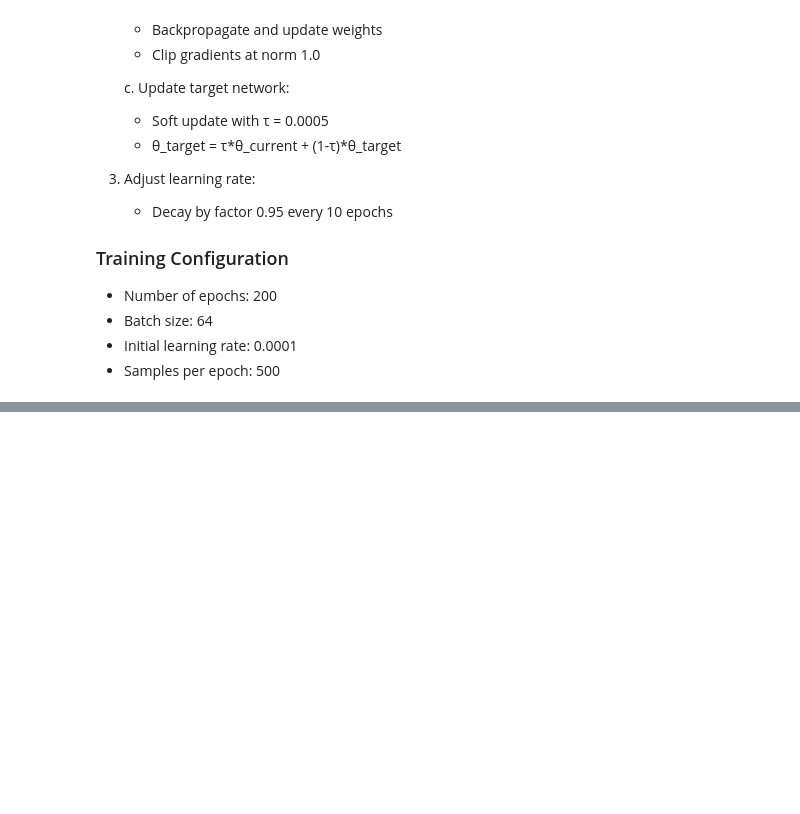
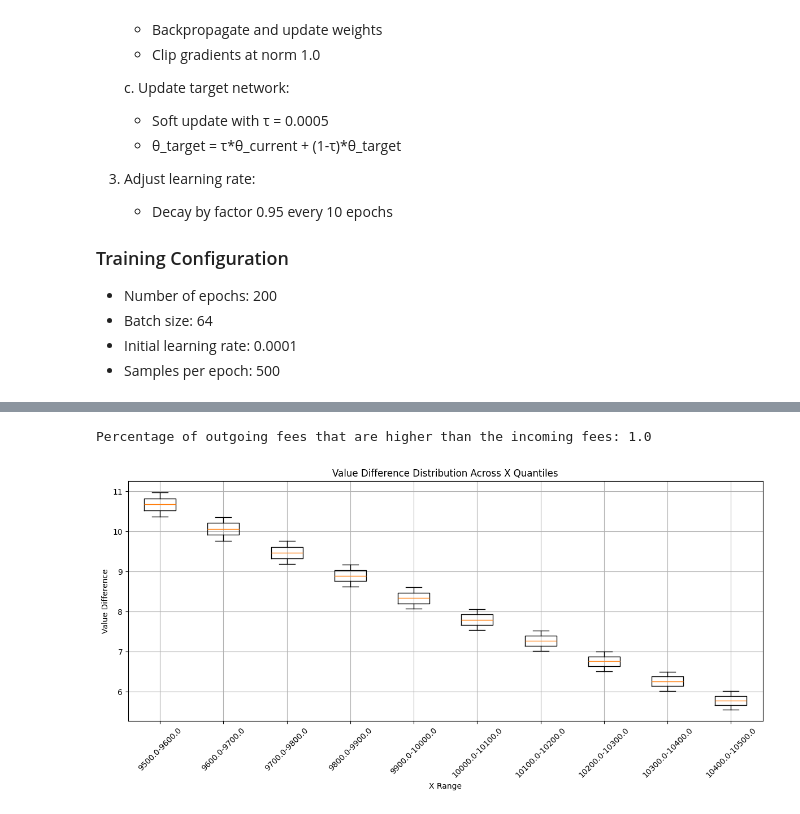
Before and after one commit to WillInvest/Dynamic_AMM, a Jupyter notebook: inf_step_exp/dp.ipynb, the cells around one changed output, grey strips where cells are left out. Saved outputs shown, nothing was run; the diff lists cells and outputs as text; code cells hidden in the pictures; blank space fills up the shorter version.

```diff
--- a/inf_step_exp/dp.ipynb
+++ b/inf_step_exp/dp.ipynb
@@ -68,3 +64,37 @@ main()
+# %%
+import numpy as np
+import torch
+
+# Function to generate test states across the entire valid state space
+def generate_test_data(L, num_samples):
+    """
+    Generate test data with price p fixed at price ratio y/x
+
+    Args:
+        num_samples: Number of samples to generate
+
+    Returns:
+        Tensor of shape (num_samples, 3) containing (p, x, y)
+    """
+    # Generate x values using Gauss-Legendre points for better coverage
+    min_x = 9500
+    max_x = 10500
+    # Generate x values using Gauss-Legendre points for better coverage
+    # x_points, _ = np.polynomial.legendre.leggauss(num_samples)
+    # Transform x points from [-1, 1] to [min_x, max_x]
+    # x_values = 0.5 * (max_x - min_x) * x_points + 0.5 * (max_x + min_x)
+    x_values = torch.linspace(min_x, max_x, num_samples)
+
+    # Calculate corresponding y values using constant product formula
+    y_values = L**2 / x_values
+
+    # Set price exactly at the price ratio (p = y/x)
+    p_values = y_values / x_values
+
+    # Stack into a single array and move to device
+    states = torch.stack([p_values, x_values, y_values], dim=1)
+
+    return states
 # %%
 import torch
 import torch.nn as nn
@@ -227,21 +287,31 @@ df = pd.DataFrame(results)
+# %%
+from matplotlib import pyplot as plt
+
+# get the percentatge of outgoing fees that are higher than the incoming fees
+percentage_outgoing_higher = (df['outgoing_fee'] > df['incoming_fee']).mean()
+print(f"Percentage of outgoing fees that are higher than the incoming fees: {percentage_outgoing_higher}")
+# %% [output]
+Percentage of outgoing fees that are higher than the incoming fees: 1.0
 # %%
 # Create a figure
 plt.figure(figsize=(12, 6))
 
 # Box plot of value differences across x quantiles
 x_quantiles = pd.qcut(df['x'], 10, labels=[f'Q{i+1}' for i in range(10)])
 plt.boxplot([df[x_quantiles == q]['value_diff'] for q in x_quantiles.unique()])
-plt.xlabel('X Quantiles')
+plt.xlabel('X Range')
 plt.ylabel('Value Difference')
 plt.title('Value Difference Distribution Across X Quantiles')
 plt.grid(True)
 
 # Add quantile range information
 x_ranges = pd.qcut(df['x'], 10)
 x_range_labels = [f'{q.left:.1f}-{q.right:.1f}' for q in x_ranges.unique()]
 plt.xticks(range(1, 11), x_range_labels, rotation=45)
 
 plt.tight_layout()
 plt.show()
+# %% [output]
+[figure, added]
 # %%
 print(df.to_markdown())
```
Also changed, not shown: parts of 13 cells of this notebook, 8 other files.
